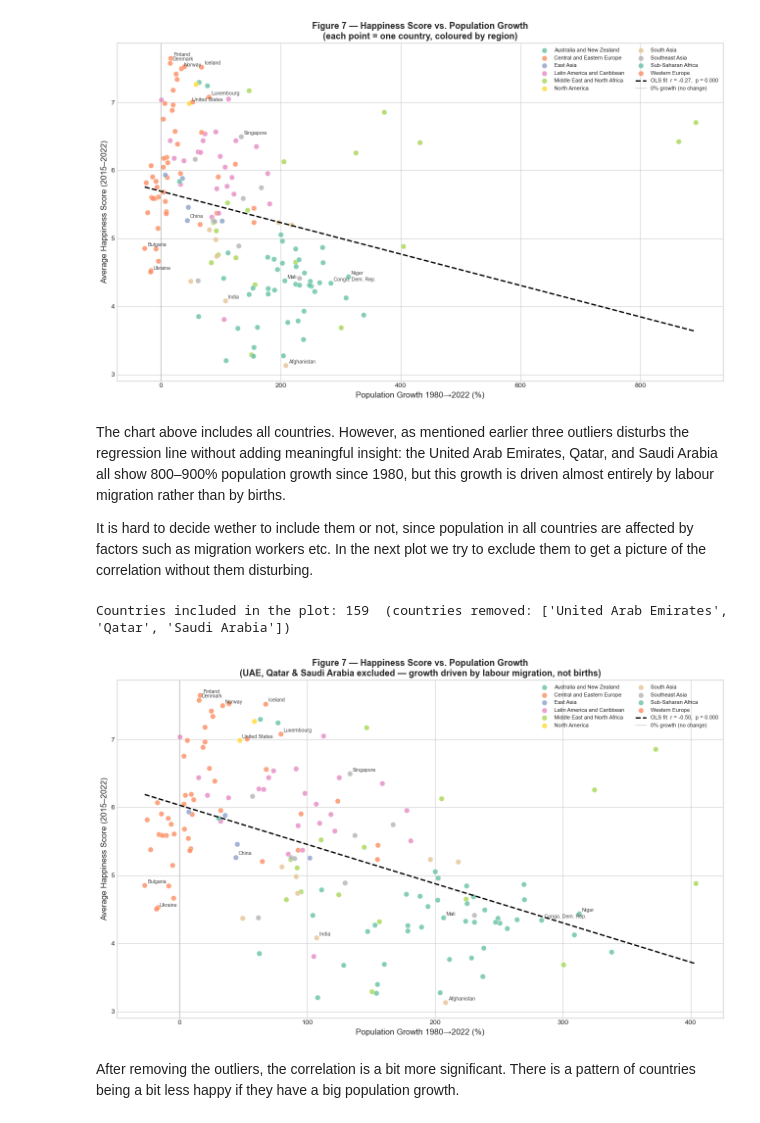
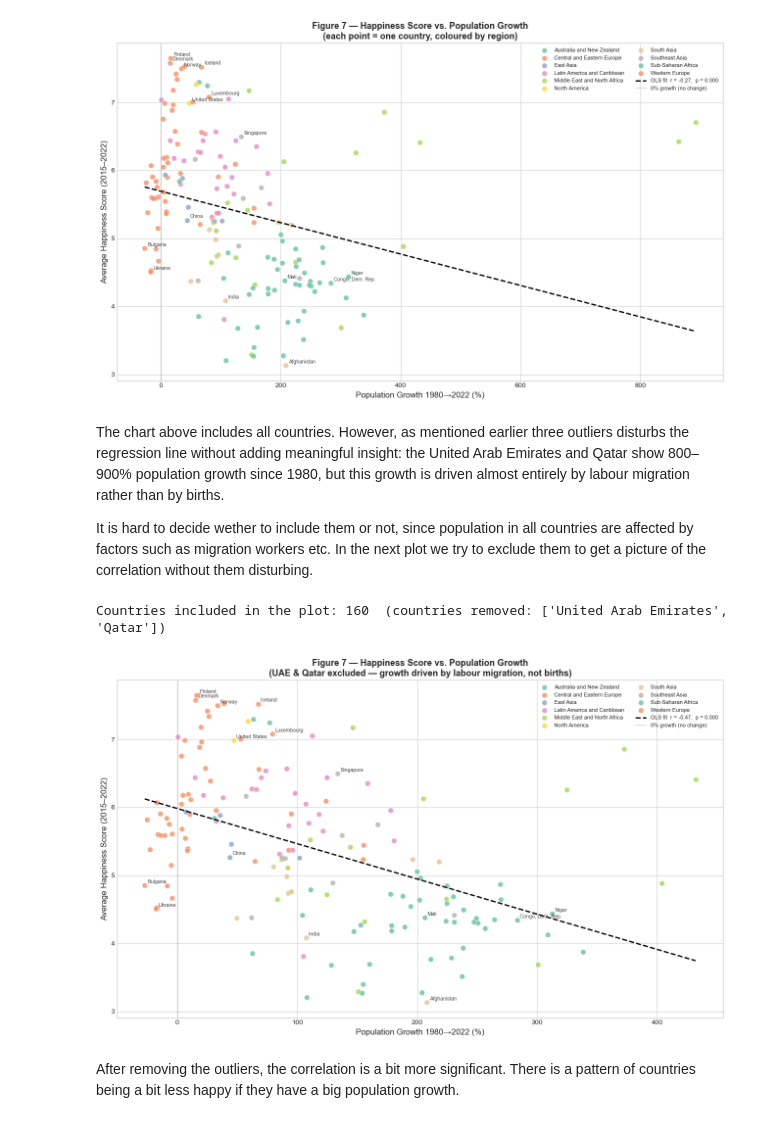
Before and after one commit to fridapfrandsen/FinalProject_SocialDataAnalysis, a Jupyter notebook: ExplainerNotebook.ipynb, the cells around one changed output. Saved outputs shown, nothing was run; the diff lists cells and outputs as text; code cells hidden in the pictures.

```diff
--- a/ExplainerNotebook.ipynb
+++ b/ExplainerNotebook.ipynb
@@ -637,13 +637,13 @@ plt.show()
 # %% [output]
 [figure]
 # %% [markdown]
-The chart above includes all countries. However, as mentioned earlier three outliers disturbs the regression line without adding meaningful insight: the United Arab Emirates, Qatar, and Saudi Arabia all show 800–900% population growth since 1980, but this growth is driven almost entirely by labour migration rather than by births.
+The chart above includes all countries. However, as mentioned earlier three outliers disturbs the regression line without adding meaningful insight: the United Arab Emirates and Qatar show 800–900% population growth since 1980, but this growth is driven almost entirely by labour migration rather than by births.
 
 It is hard to decide wether to include them or not, since population in all countries are affected by factors such as migration workers etc.
 In the next plot we try to exclude them to get a picture of the correlation without them disturbing.
 # %%
 # UAE, Qatar og Saudi Arabia is removed
-migration_outliers = ['United Arab Emirates', 'Qatar', 'Saudi Arabia']
+migration_outliers = ['United Arab Emirates', 'Qatar']
 df_plot = df_combined[~df_combined['Country'].isin(migration_outliers)].copy()
 
 print(f"Countries included in the plot: {len(df_plot)}  (countries removed: {migration_outliers})")
@@ -655,36 +655,36 @@ for region, grp in df_plot.groupby('Region'):
                label=region, s=60, alpha=0.8, edgecolors='white', lw=0.5)
 
 # OLS regression line
 x = df_plot['Pop_growth_pct'].dropna()
 y = df_plot.loc[x.index, 'Happiness Score']
 slope, intercept, r, p, se = stats.linregress(x, y)
 x_line = np.linspace(x.min(), x.max(), 200)
 ax.plot(x_line, intercept + slope * x_line, color='black', lw=2, ls='--',
         label=f'OLS fit  r = {r:.2f},  p = {p:.3f}')
 
 # Annotate notable countries
 notable = ['Finland', 'Denmark', 'Iceland', 'Norway', 'Afghanistan',
            'Congo, Dem. Rep.', 'China', 'India', 'United States',
            'Luxembourg', 'Singapore', 'Ukraine', 'Bulgaria', 'Niger', 'Mali']
 for _, row in df_plot[df_plot['Country'].isin(notable)].iterrows():
     ax.annotate(row['Country'],
                 (row['Pop_growth_pct'], row['Happiness Score']),
                 fontsize=7.5, xytext=(4, 3), textcoords='offset points', alpha=0.85)
 
 ax.axvline(0, color='grey', lw=1, ls='-', alpha=0.4, label='0% growth (no change)')
 ax.set_xlabel('Population Growth 1980→2022 (%)', fontsize=12)
 ax.set_ylabel('Average Happiness Score (2015–2022)', fontsize=12)
 ax.set_title(
     'Figure 7 — Happiness Score vs. Population Growth\n'
-    '(UAE, Qatar & Saudi Arabia excluded — growth driven by labour migration, not births)',
+    '(UAE & Qatar excluded — growth driven by labour migration, not births)',
     fontsize=13, fontweight='bold'
 )
 ax.legend(fontsize=8, loc='upper right', ncol=2)
 plt.tight_layout()
 plt.show()
 # %% [output]
-Countries included in the plot: 159  (countries removed: ['United Arab Emirates', 'Qatar', 'Saudi Arabia'])
+Countries included in the plot: 160  (countries removed: ['United Arab Emirates', 'Qatar'])
-[figure, old version]
+[figure, new version]
 # %% [markdown]
 After removing the outliers, the correlation is a bit more significant. There is a pattern of countries being a bit less happy if they have a big population growth.
 # %% [markdown]
```
Also changed, not shown: parts of 6 cells of this notebook.
